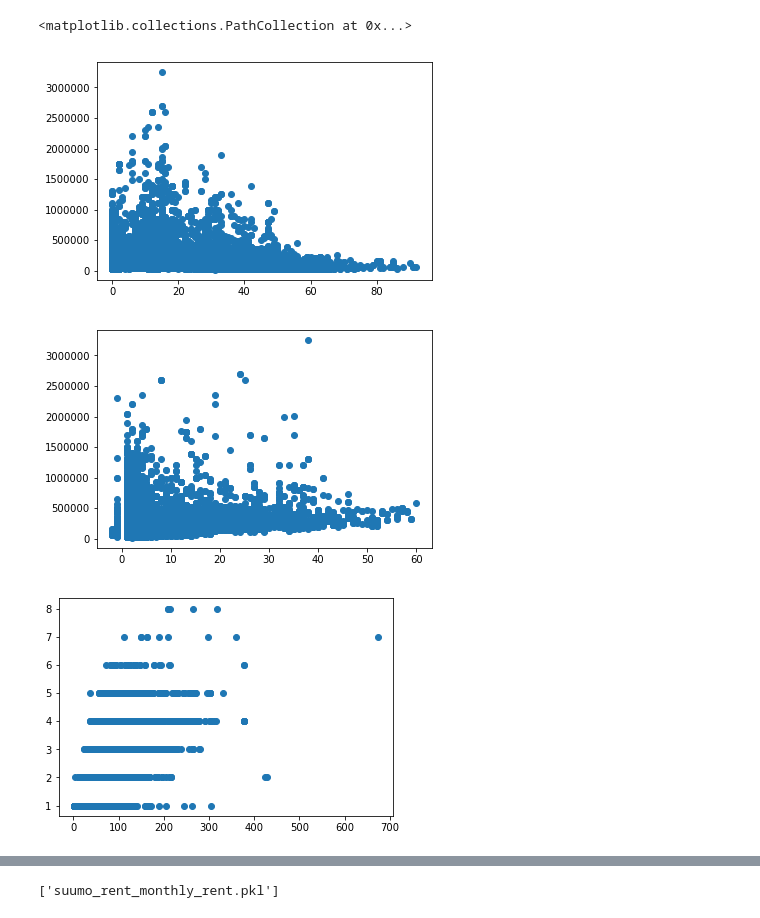
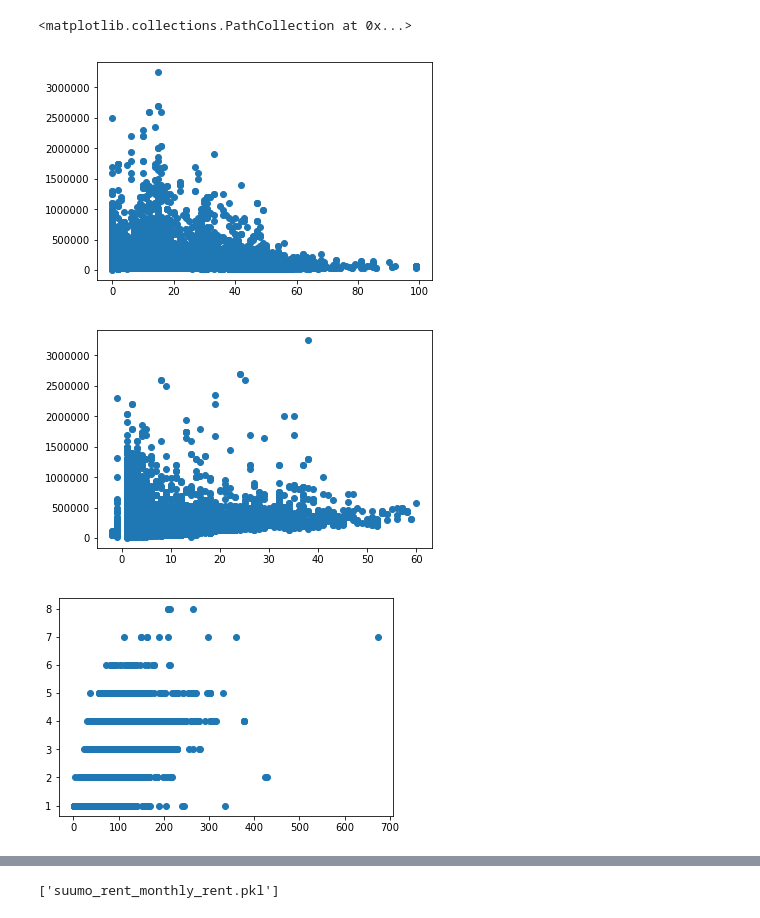
Before and after one commit to Adekusiek/renthouse_analysis, a Jupyter notebook: decision_tree_monthly_rent.ipynb, the cells around one changed output, grey strips where cells are left out. Saved outputs shown, nothing was run; the diff lists cells and outputs as text; code cells hidden in the pictures.

```diff
--- a/decision_tree_monthly_rent.ipynb
+++ b/decision_tree_monthly_rent.ipynb
@@ -28,21 +9,21 @@ df = df.drop(df.index[df['total_annual_cost'] > 100000000])
 # %%
-df = df.drop(df.index[df['age'] == 99])
+#df = df.drop(df.index[df['age'] == 99])
 plt.scatter(df['age'], df['monthly_rent'])
 # %% [output]
 <matplotlib.collections.PathCollection at 0x...>
-[figure, old version]
+[figure, new version]
 # %%
 df = df.drop(df.index[df['floor'] < -2 ])
 # %%
 plt.scatter(df['floor'], df['monthly_rent'])
 plt.show()
 # %% [output]
-[figure, old version]
+[figure, new version]
 # %%
 df = df.drop(df.index[df['floor_plan'] > 9 ])
 # %%
 plt.scatter(df['surface'], df['floor_plan'])
 plt.show()
 # %% [output]
-[figure, old version]
+[figure, new version]
 # %%
```
Also changed, not shown: parts of 8 cells of this notebook, 4 other files.
